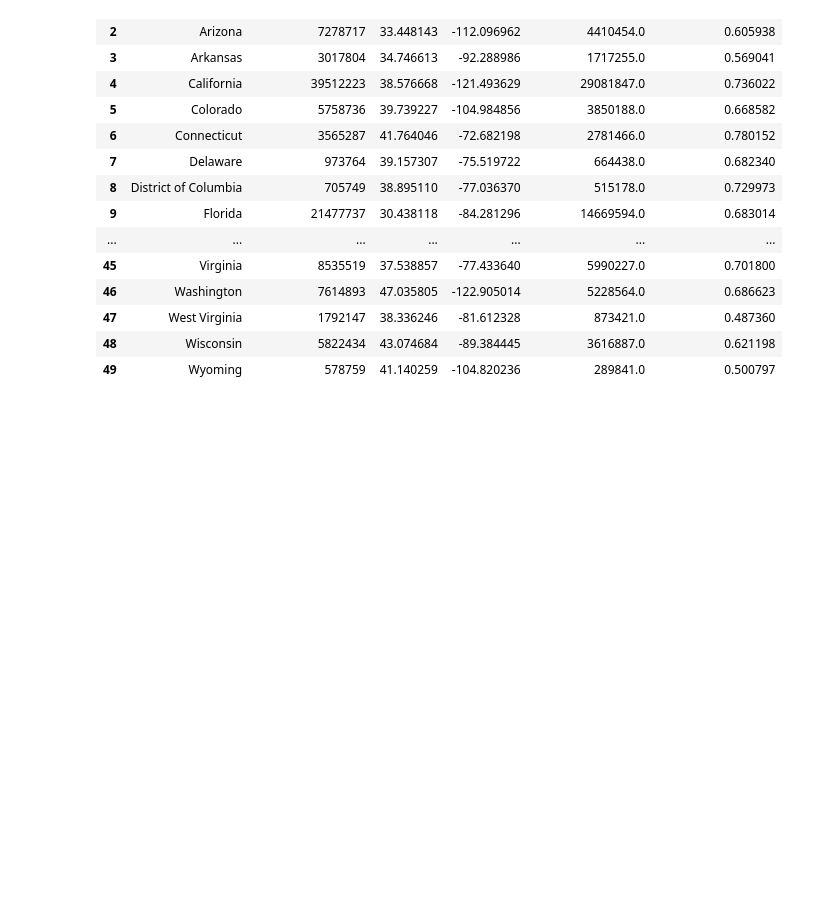
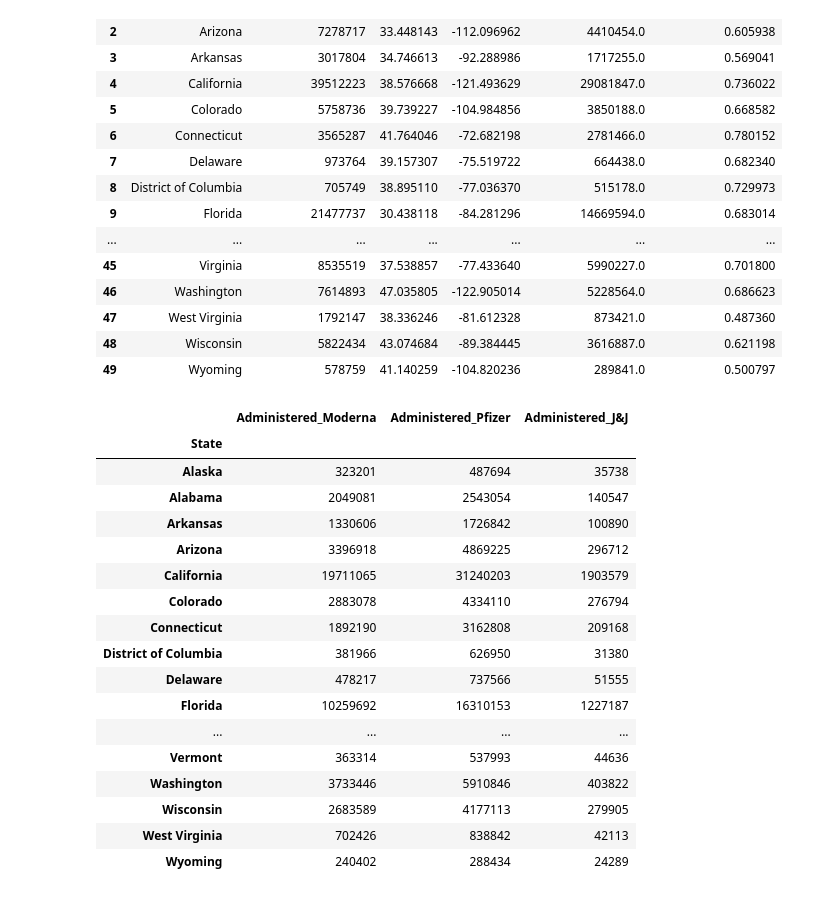
Before and after one commit to Ramsha2025/US-Vaccine-Tracker-Challenge, a Jupyter notebook: US-Vaccine-Tracker.ipynb, the cells around one changed output. Cells and saved outputs as stored; diff of their text form; code cells hidden in the pictures; blank space fills up the shorter version.

```diff
--- a/US-Vaccine-Tracker.ipynb
+++ b/US-Vaccine-Tracker.ipynb
@@ -209,0 +209,24 @@ vaccinationAndPopulationByLocation
+# %%
+manufacturer_df=us_vaccine_admin_df.loc[:,['State','Administered_Moderna','Administered_Pfizer', 'Administered_J&J']]
+# %%
+manufacturer_df =manufacturer_df.set_index(['State'])
+manufacturer_df
+# %% [output]
+|  | Administered_Moderna | Administered_Pfizer | Administered_J&J |
+| State |  |  |  |
+| Alaska | 323201 | 487694 | 35738 |
+| Alabama | 2049081 | 2543054 | 140547 |
+| Arkansas | 1330606 | 1726842 | 100890 |
+| Arizona | 3396918 | 4869225 | 296712 |
+| California | 19711065 | 31240203 | 1903579 |
+| Colorado | 2883078 | 4334110 | 276794 |
+| Connecticut | 1892190 | 3162808 | 209168 |
+| District of Columbia | 381966 | 626950 | 31380 |
+| Delaware | 478217 | 737566 | 51555 |
+| Florida | 10259692 | 16310153 | 1227187 |
+| ... | ... | ... | ... |
+| Vermont | 363314 | 537993 | 44636 |
+| Washington | 3733446 | 5910846 | 403822 |
+| Wisconsin | 2683589 | 4177113 | 279905 |
+| West Virginia | 702426 | 838842 | 42113 |
+| Wyoming | 240402 | 288434 | 24289 |
```
Also changed, not shown: parts of 21 cells of this notebook.
